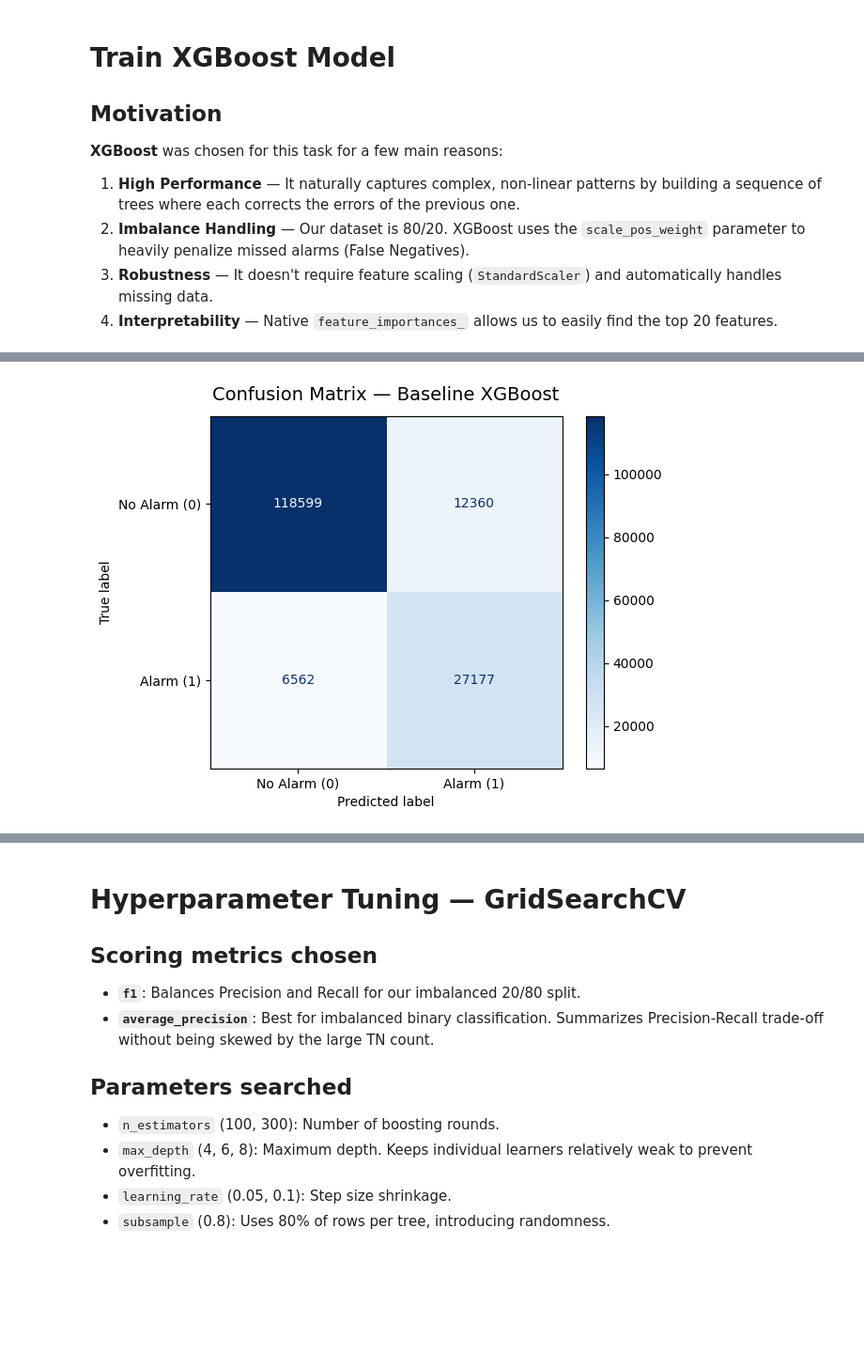
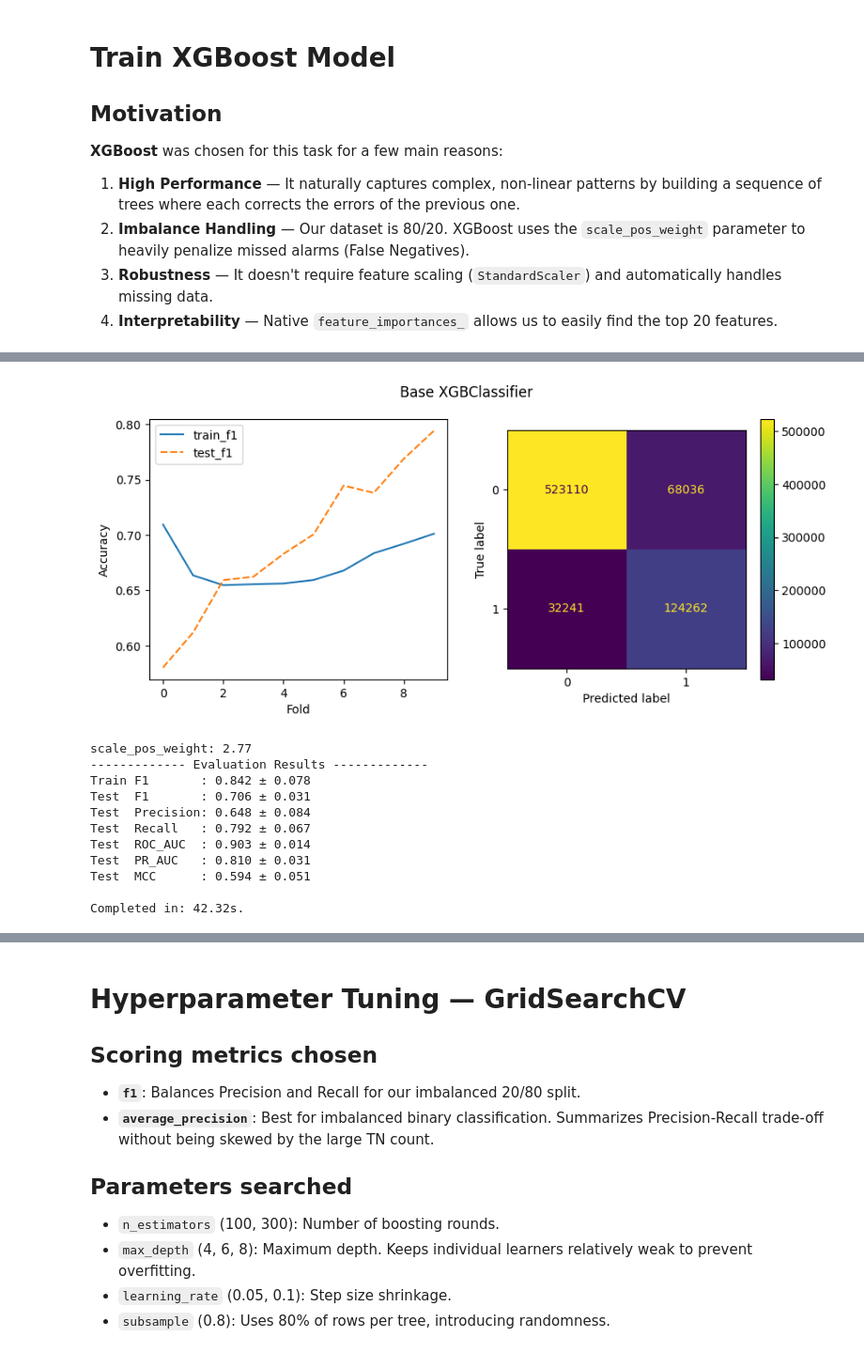
Before and after one commit to GeoChernykh/AlarmForecast, a Jupyter notebook: machine learning/ml_XGBoost.ipynb, the cells around one changed output, grey strips where cells are left out. Shown at 94% size. Drawn from its saved outputs; the diff is of its cells as text; code cells hidden in the pictures; blank space fills up the shorter version.

```diff
--- a/machine learning/ml_XGBoost.ipynb
+++ b/machine learning/ml_XGBoost.ipynb
@@ -72,0 +144,11 @@ Completed in: 38.35s
+# %%
+def plot_results(scores, cm, title=None):
+    plt.figure(figsize=(10,4))
+    plt.subplot(1, 2, 1)
+    sns.lineplot(scores[['train_f1', 'test_f1']])
+    plt.xlabel("Fold")
+    plt.ylabel("Accuracy")
+    ConfusionMatrixDisplay(cm).plot(ax=plt.subplot(1, 2, 2))
+    if title:
+        plt.suptitle(title)
+    plt.show()
@@ -75,8 +278,9 @@ ratio = (df['alarm'] == 0).sum() / (df['alarm'] == 1).sum()
 scale_weight = round(ratio, 2)
 print(f"scale_pos_weight: {scale_weight}")
 
-model = Pipeline([
-    ("classifier", XGBClassifier(
+pipeline = Pipeline([
+    ('preprocessor', preprocessor),
+    ('model', XGBClassifier(
         n_estimators=100,
         max_depth=5,
         learning_rate=0.08,
@@ -90,6 +294,6 @@ model = Pipeline([
     ))
 ])
 
-scores, cm = evaluate_model(model)
+scores, cm = evaluate_model(pipeline)
 # %% [output]
 scale_pos_weight: 3.88
@@ -102,15 +309,0 @@ Completed in: 104.84s
-# %%
-y_pred_train = xgb_model.predict(X_train)
-y_pred_test = xgb_model.predict(X_test)
-y_prob_test = xgb_model.predict_proba(X_test)[:, 1]
-
-train_f1 = f1_score(y_train, y_pred_train)
-test_f1 = f1_score(y_test, y_pred_test)
-auprc = average_precision_score(y_test, y_prob_test)
-
-print("-------- Overall --------")
-print(f"Train F1 : {train_f1:.3f}")
-print(f"Test  F1 : {test_f1:.3f}")
-print(f"AUPRC    : {auprc:.3f}")
-
-cm = confusion_matrix(y_test, y_pred_test)
@@ -133,9 +310,38 @@ XGBoost with `scale_pos_weight` should inherently shift predictions to minimize
-# %%
-disp = ConfusionMatrixDisplay(cm, display_labels=["No Alarm (0)", "Alarm (1)"])
-disp.plot(cmap="Blues")
-plt.title("Confusion Matrix — Baseline XGBoost", fontsize=14, pad=12)
-plt.grid(False)
-plt.tight_layout()
-plt.show()
-# %% [output]
-[figure, removed]
+# %%
+plot_results(scores, cm, "Base XGBClassifier")
+# %% [output]
+[figure, added]
+# %%
+ratio = (y_from_2025 == 0).sum() / (y_from_2025 == 1).sum()
+scale_weight = round(ratio, 2)
+print(f"scale_pos_weight: {scale_weight}")
+
+pipeline = Pipeline([
+    ('preprocessor', preprocessor),
+    ('model', XGBClassifier(
+        n_estimators=500,
+        max_depth=7,
+        learning_rate=0.08,
+        subsample=0.8,
+        colsample_bytree=0.8,
+        scale_pos_weight=scale_weight,
+        enable_categorical=True,
+        eval_metric="aucpr",
+        random_state=42,
+        n_jobs=-1
+    ))
+])
+
+scores, cm = evaluate_model(pipeline, X_from_2025, y_from_2025, weights_func=combined_weights)
+# %% [output]
+scale_pos_weight: 2.77
+------------- Evaluation Results -------------
+Train F1       : 0.842 ± 0.078
+Test  F1       : 0.706 ± 0.031
+Test  Precision: 0.648 ± 0.084
+Test  Recall   : 0.792 ± 0.067
+Test  ROC_AUC  : 0.903 ± 0.014
+Test  PR_AUC   : 0.810 ± 0.031
+Test  MCC      : 0.594 ± 0.051
+
+Completed in: 42.32s.
```
Also changed, not shown: parts of 39 cells of this notebook, 6 other files.
